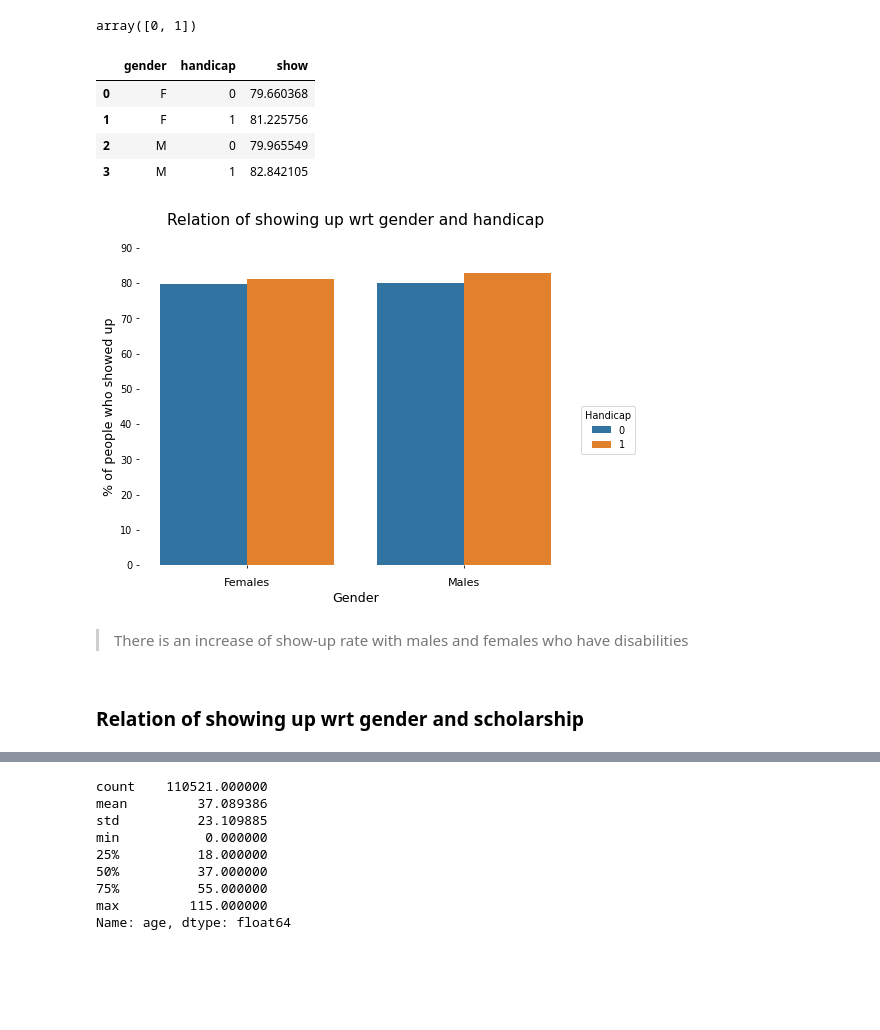
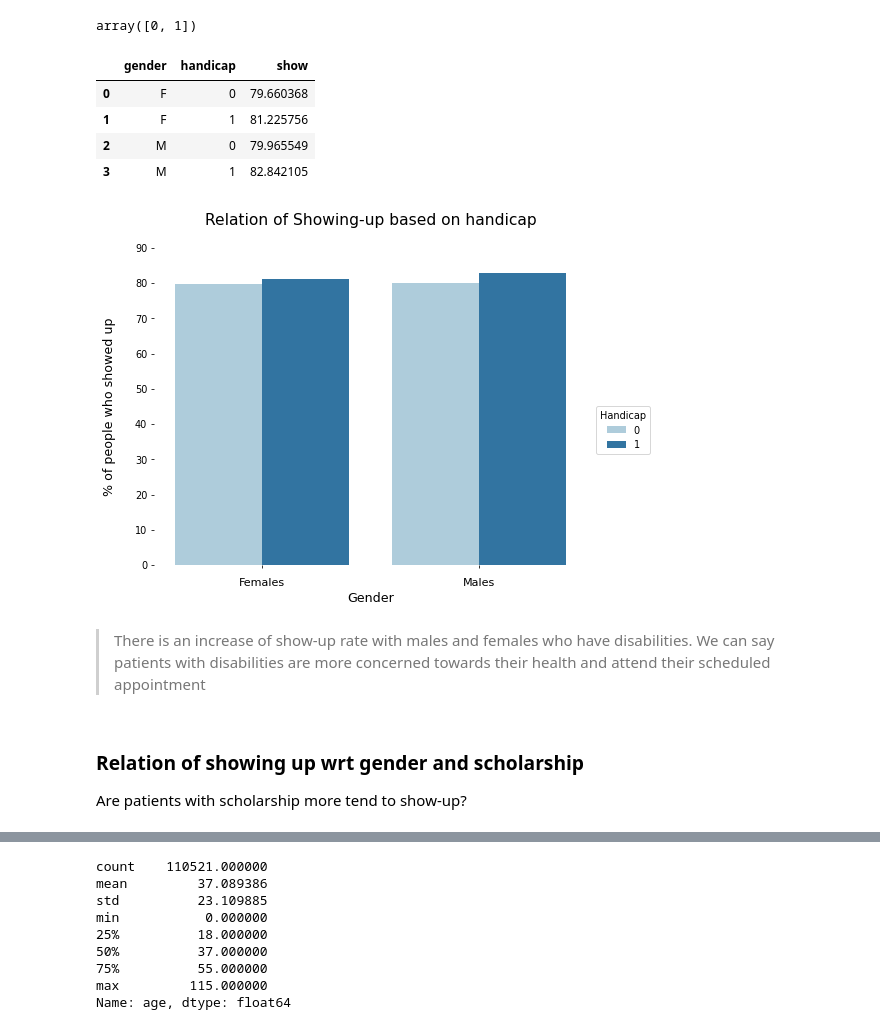
Before and after one commit to dishankkalra23/Algorithms, a Jupyter notebook: Medical_Appointment_No_Shows.ipynb, the cells around one changed output, grey strips where cells are left out. Cells and saved outputs as stored; diff of their text form; code cells hidden in the pictures; blank space fills up the shorter version.

```diff
--- a/Medical_Appointment_No_Shows.ipynb
+++ b/Medical_Appointment_No_Shows.ipynb
@@ -114,5 +146,5 @@ Archive:  noshowappointments.zip
 # %%
-df = pd.read_csv('/content/KaggleV2-May-2016.csv')
+df = pd.read_csv('/content/input/KaggleV2-May-2016.csv')
 # %%
 df.sample(5)
 # %% [output]
@@ -457,14 +618,14 @@ def rel_with_gender(_feature,_title,legend_title):
   plt.figure(figsize=(8,6),dpi=70)
 
   # To make bar plot
-  graph = sns.barplot(data=extracted_df,x='gender',y='show',hue=_feature);
+  graph = sns.barplot(data=extracted_df,x='gender',y='show',hue=_feature,palette='Paired');
 
   # To add padding b/w axis and ticks
   graph.xaxis.set_tick_params(pad = 10)
   graph.yaxis.set_tick_params(pad = 3)
 
   graph.set_xlabel('Gender',fontsize=13)
-  graph.set_ylabel('% of people who showed up',fontsize=13)
+  graph.set_ylabel('% of people who showed up\n',fontsize=13)
   graph.set_title(_title,fontsize=16)
   graph.set_xticklabels(['Females','Males'],fontsize=11.5)
 
@@ -542,16 +711,18 @@ df.handicap.unique()
 # %% [output]
 array([0, 1])
 # %%
-rel_with_gender(_feature='handicap',_title='Relation of showing up wrt gender and handicap\n',legend_title='Handicap')
+rel_with_gender(_feature='handicap',_title='Relation of Showing-up based on handicap\n',legend_title='Handicap')
 # %% [output]
 |  | gender | handicap | show |
 | 0 | F | 0 | 79.660368 |
 | 1 | F | 1 | 81.225756 |
 | 2 | M | 0 | 79.965549 |
 | 3 | M | 1 | 82.842105 |
-[figure, old version]
+[figure, new version]
 # %% [markdown]
-> There is an increase of show-up rate with males and females who have disabilities
+> There is an increase of show-up rate with males and females who have disabilities. We can say patients with disabilities are more concerned towards their health and attend their scheduled appointment
 # %% [markdown]
 ### Relation of showing up wrt gender and scholarship
+
+Are patients with scholarship more tend to show-up?
 # %%
```
Also changed, not shown: parts of 142 cells of this notebook.
